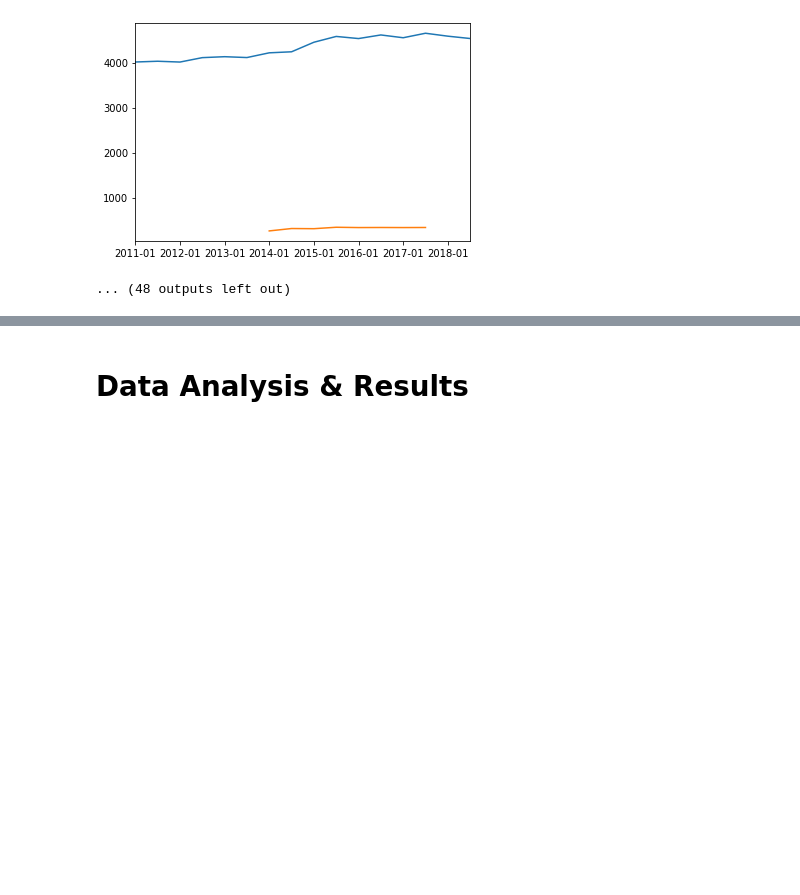
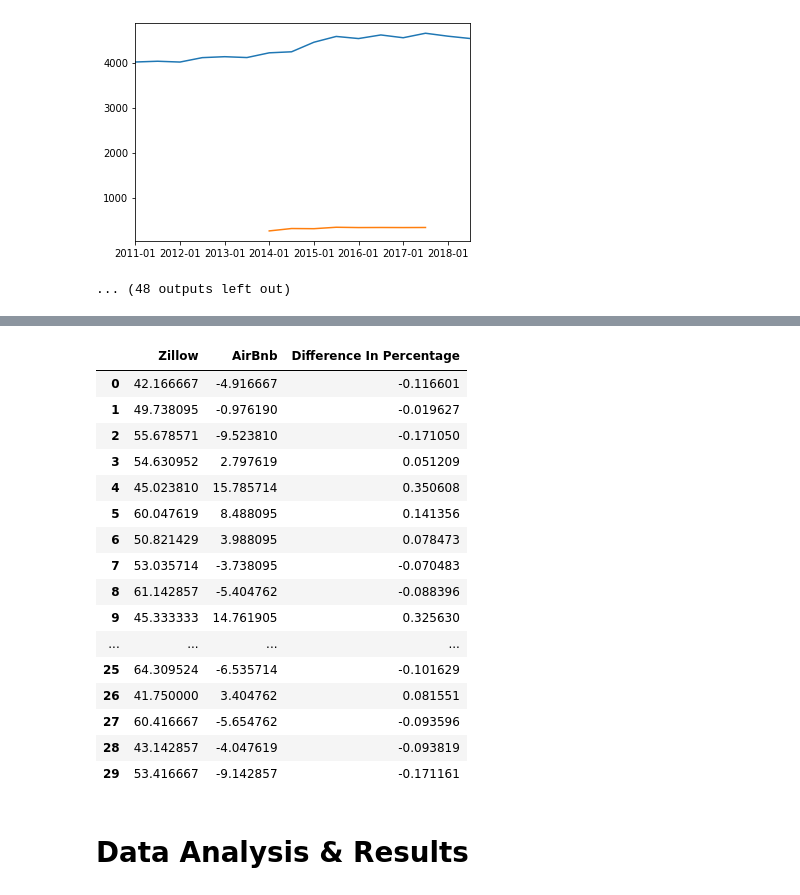
Before and after one commit to aaronaher619/COGS-108-Final-Project, a Jupyter notebook: PUSH.ipynb, the cells around one changed output, grey strips where cells are left out. Saved outputs shown, nothing was run; the diff lists cells and outputs as text; code cells hidden in the pictures; blank space fills up the shorter version.

```diff
--- a/PUSH.ipynb
+++ b/PUSH.ipynb
@@ -565,3 +570,28 @@ for (columnName, columnData) in Z.iteritems():
+# %%
+LR = pd.DataFrame()
+LR['Zillow'] = slope_zillow
+LR['AirBnb'] = slope_airbnb
+LR.set_index(df_zillow_rent2['RegionName'])
+LR['Difference In Percentage'] = LR['AirBnb'] / LR['Zillow']
+LR
+# %% [output]
+|  | Zillow | AirBnb | Difference In Percentage |
+| 0 | 42.166667 | -4.916667 | -0.116601 |
+| 1 | 49.738095 | -0.976190 | -0.019627 |
+| 2 | 55.678571 | -9.523810 | -0.171050 |
+| 3 | 54.630952 | 2.797619 | 0.051209 |
+| 4 | 45.023810 | 15.785714 | 0.350608 |
+| 5 | 60.047619 | 8.488095 | 0.141356 |
+| 6 | 50.821429 | 3.988095 | 0.078473 |
+| 7 | 53.035714 | -3.738095 | -0.070483 |
+| 8 | 61.142857 | -5.404762 | -0.088396 |
+| 9 | 45.333333 | 14.761905 | 0.325630 |
+| ... | ... | ... | ... |
+| 25 | 64.309524 | -6.535714 | -0.101629 |
+| 26 | 41.750000 | 3.404762 | 0.081551 |
+| 27 | 60.416667 | -5.654762 | -0.093596 |
+| 28 | 43.142857 | -4.047619 | -0.093819 |
+| 29 | 53.416667 | -9.142857 | -0.171161 |
 # %% [markdown]
 # Data Analysis & Results
 # %%
```
Also changed, not shown: parts of 1 cell of this notebook.
